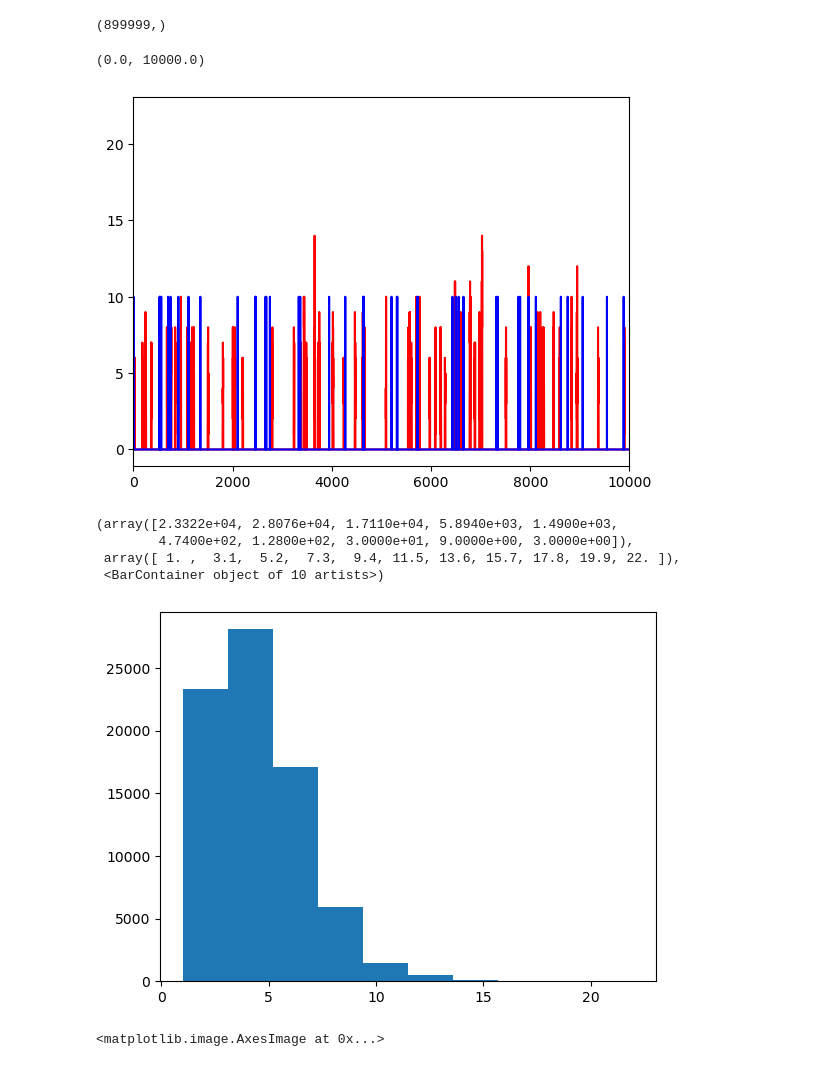
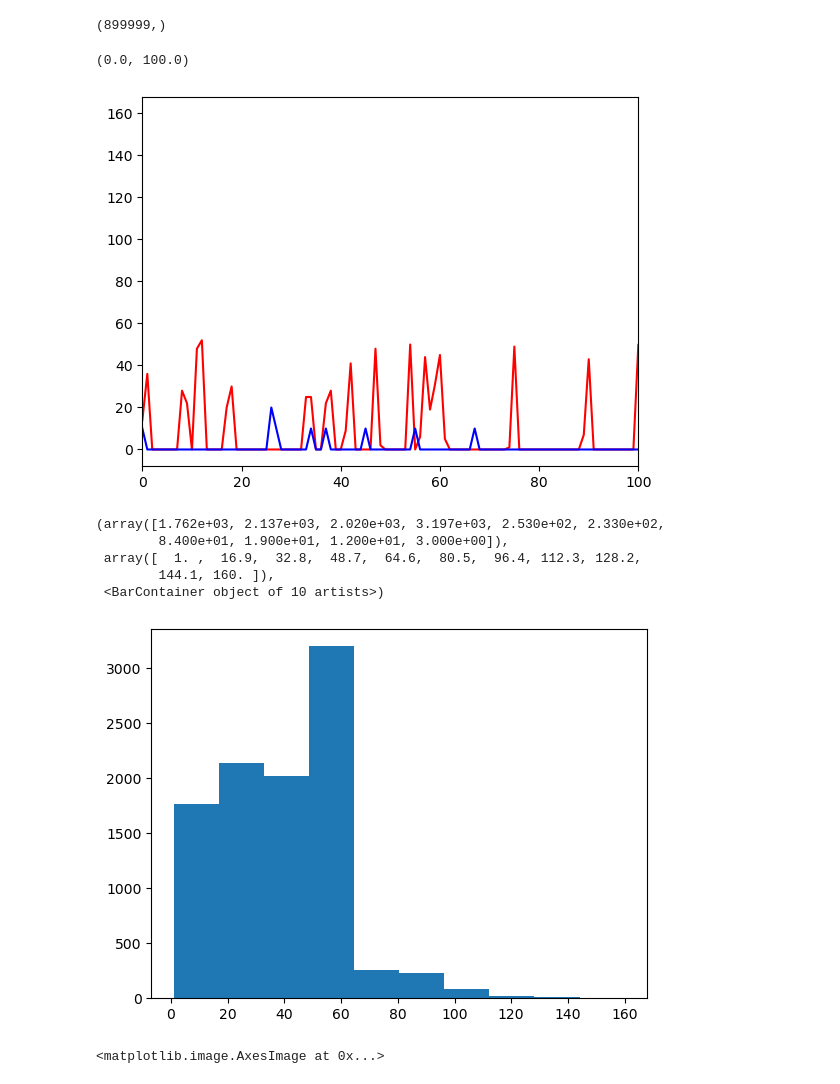
Before and after one commit to dbheadley/InhibOnDendComp, a Jupyter notebook: scripts/APLogReg_RhythmicInhib_ConcDiffExc.ipynb, the cells around one changed output. Cells and saved outputs as stored; diff of their text form; code cells hidden in the pictures.

```diff
--- a/scripts/APLogReg_RhythmicInhib_ConcDiffExc.ipynb
+++ b/scripts/APLogReg_RhythmicInhib_ConcDiffExc.ipynb
@@ -96,8 +96,8 @@ spk_pts = load_spike_h5(os.path.join(sim_df.loc[6,'RootDir'],'spikes.h5'))
 pre_pts = load_spike_aux_h5(os.path.join(sim_df.loc[6,'RootDir'], 'exc_stim_aux_spikes2.h5'))
 
 # count spk_pts in 1 ms bins
-spk_bins = np.histogram(spk_pts, bins=np.arange(sim_win[0], sim_win[1], samps_per_ms))[0]
-pre_bins = np.histogram(pre_pts, bins=np.arange(sim_win[0], sim_win[1], samps_per_ms))[0]
+spk_bins = np.histogram(spk_pts, bins=np.arange(sim_win[0], sim_win[1], 20*samps_per_ms))[0]
+pre_bins = np.histogram(pre_pts, bins=np.arange(sim_win[0], sim_win[1], 20*samps_per_ms))[0]
 # %%
 spk_bins.shape
 # %% [output]
@@ -105,21 +105,22 @@ spk_bins.shape
 # %%
 # plot spk_bins and pre_bins on same axes
 fig, ax = plt.subplots()
 ax.plot(pre_bins, color='r')
 ax.plot(spk_bins*10, color='b')
-ax.set_xlim(0,10000)
+ax.set_xlim(0,100)
 # %% [output]
-(0.0, 10000.0)
+(0.0, 100.0)
-[figure, old version]
+[figure, new version]
 # %%
 fig, ax = plt.subplots()
 ax.hist(pre_bins[pre_bins!=0])
 # %% [output]
-(array([2.3322e+04, 2.8076e+04, 1.7110e+04, 5.8940e+03, 1.4900e+03,
-        4.7400e+02, 1.2800e+02, 3.0000e+01, 9.0000e+00, 3.0000e+00]),
- array([ 1. ,  3.1,  5.2,  7.3,  9.4, 11.5, 13.6, 15.7, 17.8, 19.9, 22. ]),
+(array([1.762e+03, 2.137e+03, 2.020e+03, 3.197e+03, 2.530e+02, 2.330e+02,
+        8.400e+01, 1.900e+01, 1.200e+01, 3.000e+00]),
+ array([  1. ,  16.9,  32.8,  48.7,  64.6,  80.5,  96.4, 112.3, 128.2,
+        144.1, 160. ]),
  <BarContainer object of 10 artists>)
-[figure, old version]
+[figure, new version]
 # %%
 fig, ax = plt.subplots()
 lr_curve = []
```
Also changed, not shown: 13 other files.
